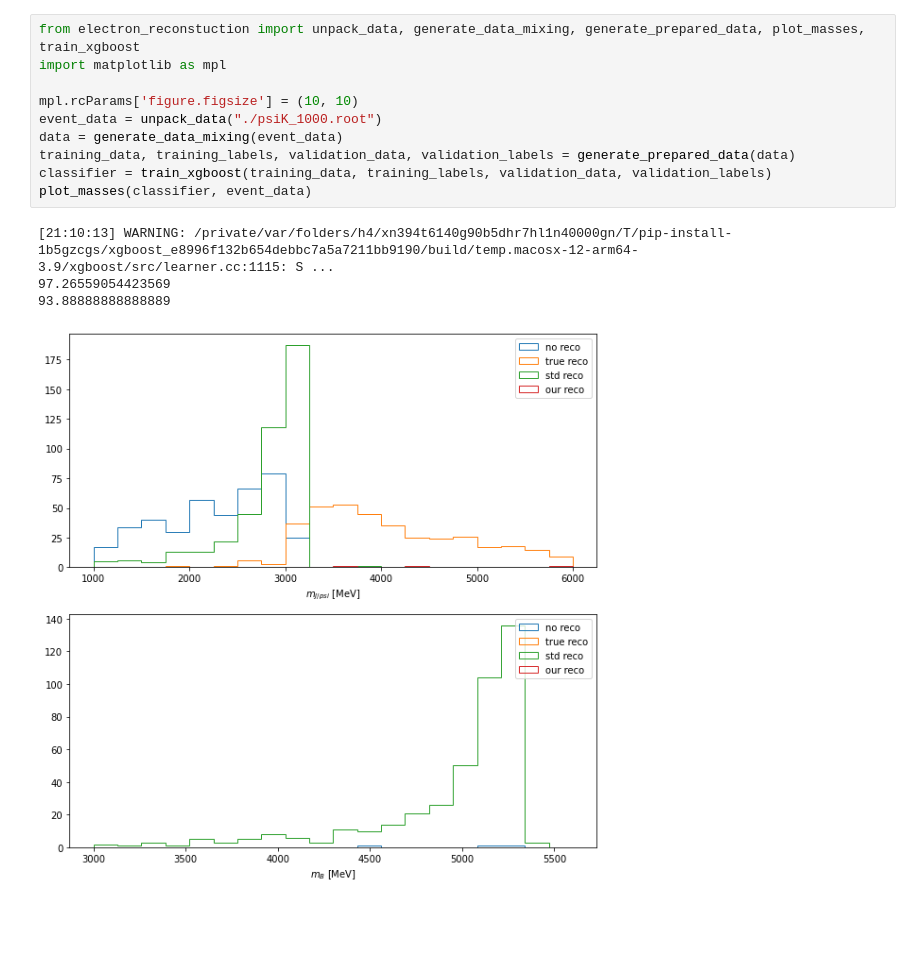
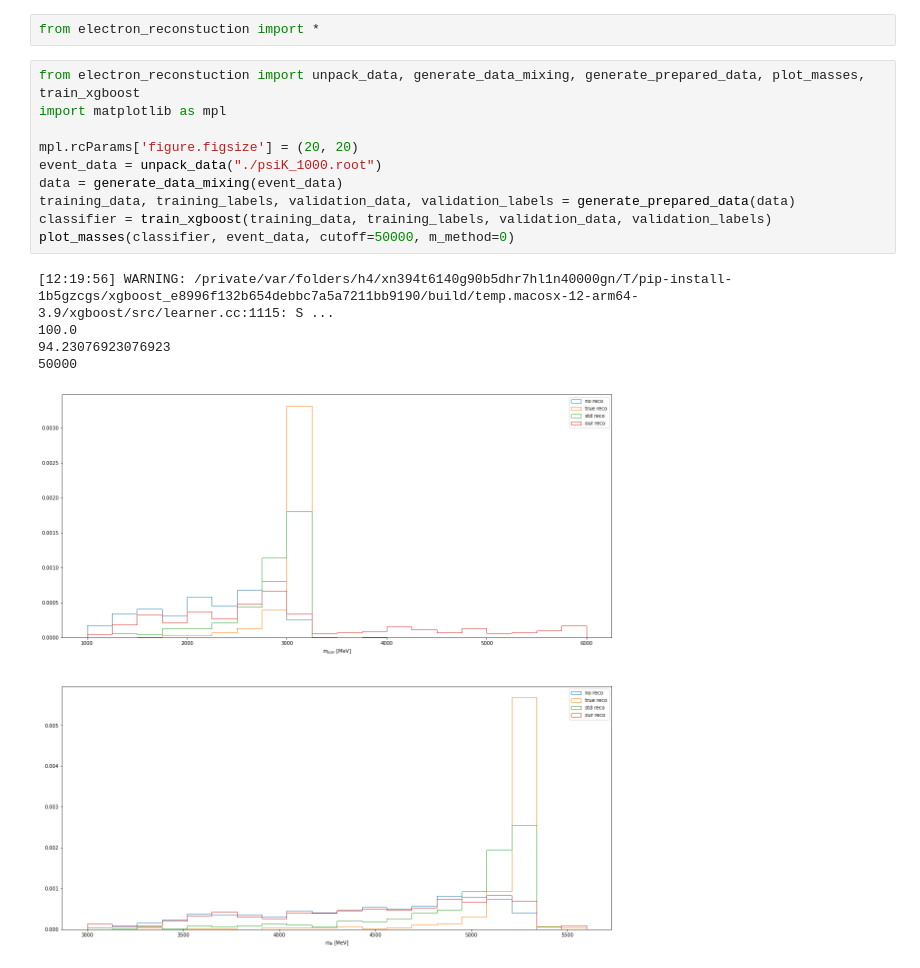
Before and after one commit to wthornton18/msci-brem-reconstruction, a Jupyter notebook: src/graphing.ipynb, the cells around one changed output. Drawn from its saved outputs; the diff is of its cells as text; blank space fills up the shorter version.

```diff
--- a/src/graphing.ipynb
+++ b/src/graphing.ipynb
@@ -105,15 +1,18 @@ plot_energy_disto('1000ev.root')
+# %%
+from electron_reconstuction import *
 # %%
 from electron_reconstuction import unpack_data, generate_data_mixing, generate_prepared_data, plot_masses, train_xgboost
 import matplotlib as mpl
 
-mpl.rcParams['figure.figsize'] = (10, 10)
+mpl.rcParams['figure.figsize'] = (20, 20)
 event_data = unpack_data("./psiK_1000.root")
 data = generate_data_mixing(event_data)
 training_data, training_labels, validation_data, validation_labels = generate_prepared_data(data)
 classifier = train_xgboost(training_data, training_labels, validation_data, validation_labels)
-plot_masses(classifier, event_data)
+plot_masses(classifier, event_data, cutoff=50000, m_method=0)
 # %% [output]
-[21:10:13] WARNING: /private/var/folders/h4/xn394t6140g90b5dhr7hl1n40000gn/T/pip-install-1b5gzcgs/xgboost_e8996f132b654debbc7a5a7211bb9190/build/temp.macosx-12-arm64-3.9/xgboost/src/learner.cc:1115: S ...
-97.26559054423569
-93.88888888888889
+[12:19:56] WARNING: /private/var/folders/h4/xn394t6140g90b5dhr7hl1n40000gn/T/pip-install-1b5gzcgs/xgboost_e8996f132b654debbc7a5a7211bb9190/build/temp.macosx-12-arm64-3.9/xgboost/src/learner.cc:1115: S ...
+100.0
+94.23076923076923
+50000
-[figure, old version]
+[figure, new version]
```
Also changed, not shown: parts of 8 cells of this notebook, 10 other files.
